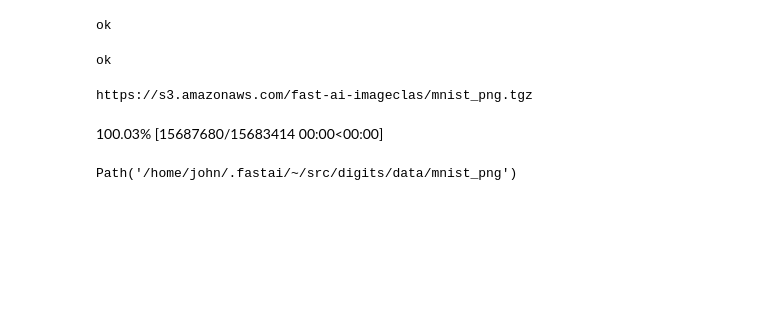
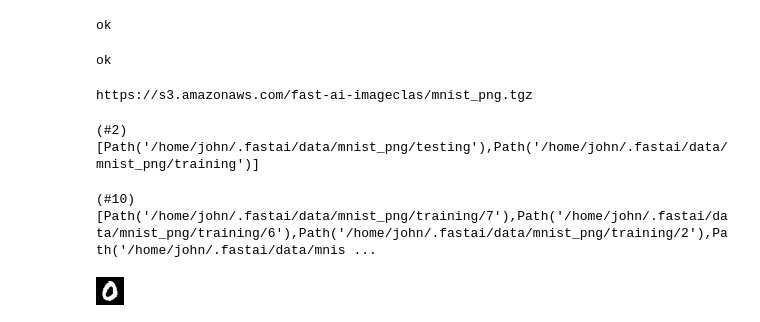
Before and after one commit to johnshaughnessy/digits, a Jupyter notebook: main.ipynb, the cells around one changed output. Cells and saved outputs as stored; diff of their text form; code cells hidden in the pictures; blank space fills up the shorter version.

Commit message:
load digits

```diff
--- a/main.ipynb
+++ b/main.ipynb
@@ -12,12 +12,19 @@ print("ok")
 ok
 # %%
 print(URLs.MNIST)
-untar_data(URLs.MNIST, base='~/src/digits/', data='~/src/digits/data')
+path = untar_data(URLs.MNIST)
 # %% [output]
 https://s3.amazonaws.com/fast-ai-imageclas/mnist_png.tgz
-100.03% [15687680/15683414 00:00<00:00]
-Path('/home/john/.fastai/~/src/digits/data/mnist_png')
 # %%
-base="~/src/digits/data/")
+path.ls()
+# %% [output]
+(#2) [Path('/home/john/.fastai/data/mnist_png/testing'),Path('/home/john/.fastai/data/mnist_png/training')]
 # %%
-# !pip install nbdev
+(path/'training').ls()
+# %% [output]
+(#10) [Path('/home/john/.fastai/data/mnist_png/training/7'),Path('/home/john/.fastai/data/mnist_png/training/6'),Path('/home/john/.fastai/data/mnist_png/training/2'),Path('/home/john/.fastai/data/mnis ...
+# %%
+im0 = Image.open(path/'training'/'0'/'4356.png')
+im0
+# %% [output]
+[figure, added]
```
Also changed, not shown: parts of 4 cells of this notebook.
